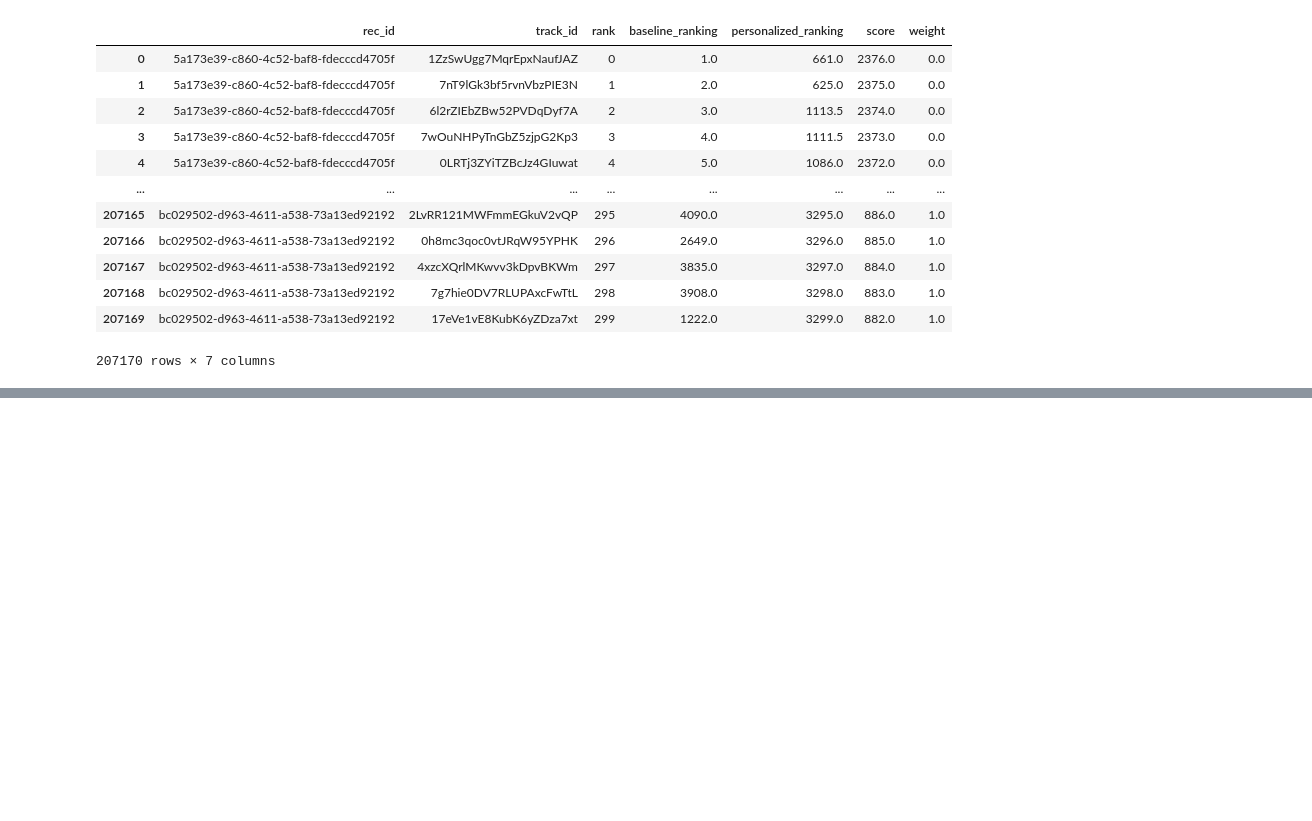
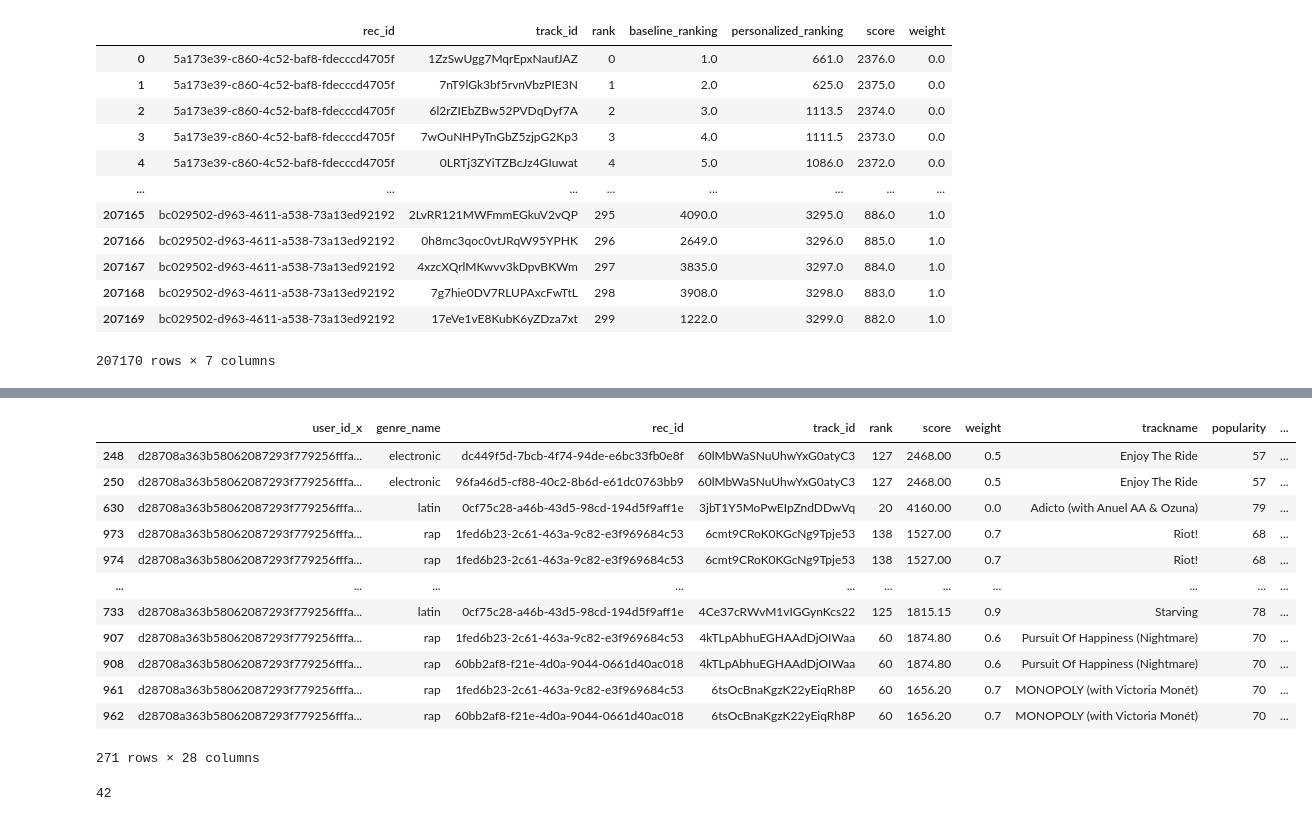
Before and after one commit to bocsardigergely/dss-group-assignment, a Jupyter notebook: 1_make_recommendations/Exploratory Data Analysis.ipynb, the cells around one changed output, grey strips where cells are left out. Drawn from its saved outputs; the diff is of its cells as text; code cells hidden in the pictures; blank space fills up the shorter version.

Commit message:
Fetch songs and genre function finished with example at the bottom

```diff
--- a/1_make_recommendations/Exploratory Data Analysis.ipynb
+++ b/1_make_recommendations/Exploratory Data Analysis.ipynb
@@ -159,0 +163,2 @@ df_rec_tracks
+# %%
+df_recs_genres_and_tracks=pd.merge(df_rec_log,df_rec_tracks, on='rec_id')
@@ -200,2 +184,3 @@ df_top_tracks['track_id'].nunique()
 # %%
-df_top_track_data=pd.merge(df_track, df_top_tracks, on=['track_id']).sort_values(by=['user_id','position'])
+df_top_track_data=pd.merge(df_track,df_top_tracks,on='track_id').sort_values(by=['user_id','position'])
+df_top_track_data['genre']
@@ -263,0 +201,24 @@ def get_recommendations(data,user_id,diversity=True):
+# %%
+df_rec_top_track_data=pd.merge(df_recs_genres_and_tracks, df_top_track_data, on='track_id').sort_values(by=['user_id_x','position'])
+# %%
+df_rec_top_track_data=df_rec_top_track_data.drop(['baseline_ranking','personalized_ranking','start_ts','preview_url','key',],axis=1)
+# %%
+df_rec_top_track_data[df_rec_top_track_data['user_id_x']=='d28708a363b58062087293f779256fffa38fdd56c1f79d5e2855dfaa7a04f4e6']
+# %% [output]
+|  | user_id_x | genre_name | rec_id | track_id | rank | score | weight | trackname | popularity | ... |
+| 248 | d28708a363b58062087293f779256fffa... | electronic | dc449f5d-7bcb-4f74-94de-e6bc33fb0e8f | 60lMbWaSNuUhwYxG0atyC3 | 127 | 2468.00 | 0.5 | Enjoy The Ride | 57 | ... |
+| 250 | d28708a363b58062087293f779256fffa... | electronic | 96fa46d5-cf88-40c2-8b6d-e61dc0763bb9 | 60lMbWaSNuUhwYxG0atyC3 | 127 | 2468.00 | 0.5 | Enjoy The Ride | 57 | ... |
+| 630 | d28708a363b58062087293f779256fffa... | latin | 0cf75c28-a46b-43d5-98cd-194d5f9aff1e | 3jbT1Y5MoPwEIpZndDDwVq | 20 | 4160.00 | 0.0 | Adicto (with Anuel AA & Ozuna) | 79 | ... |
+| 973 | d28708a363b58062087293f779256fffa... | rap | 1fed6b23-2c61-463a-9c82-e3f969684c53 | 6cmt9CRoK0KGcNg9Tpje53 | 138 | 1527.00 | 0.7 | Riot! | 68 | ... |
+| 974 | d28708a363b58062087293f779256fffa... | rap | 1fed6b23-2c61-463a-9c82-e3f969684c53 | 6cmt9CRoK0KGcNg9Tpje53 | 138 | 1527.00 | 0.7 | Riot! | 68 | ... |
+| ... | ... | ... | ... | ... | ... | ... | ... | ... | ... | ... |
+| 733 | d28708a363b58062087293f779256fffa... | latin | 0cf75c28-a46b-43d5-98cd-194d5f9aff1e | 4Ce37cRWvM1vIGGynKcs22 | 125 | 1815.15 | 0.9 | Starving | 78 | ... |
+| 907 | d28708a363b58062087293f779256fffa... | rap | 1fed6b23-2c61-463a-9c82-e3f969684c53 | 4kTLpAbhuEGHAAdDjOIWaa | 60 | 1874.80 | 0.6 | Pursuit Of Happiness (Nightmare) | 70 | ... |
+| 908 | d28708a363b58062087293f779256fffa... | rap | 60bb2af8-f21e-4d0a-9044-0661d40ac018 | 4kTLpAbhuEGHAAdDjOIWaa | 60 | 1874.80 | 0.6 | Pursuit Of Happiness (Nightmare) | 70 | ... |
+| 961 | d28708a363b58062087293f779256fffa... | rap | 1fed6b23-2c61-463a-9c82-e3f969684c53 | 6tsOcBnaKgzK22yEiqRh8P | 60 | 1656.20 | 0.7 | MONOPOLY (with Victoria Monét) | 70 | ... |
+| 962 | d28708a363b58062087293f779256fffa... | rap | 60bb2af8-f21e-4d0a-9044-0661d40ac018 | 6tsOcBnaKgzK22yEiqRh8P | 60 | 1656.20 | 0.7 | MONOPOLY (with Victoria Monét) | 70 | ... |
+271 rows × 28 columns
+# %%
+df_rec_top_track_data['user_id_x'].nunique()
+# %% [output]
+42
```
Also changed, not shown: parts of 15 cells of this notebook.
